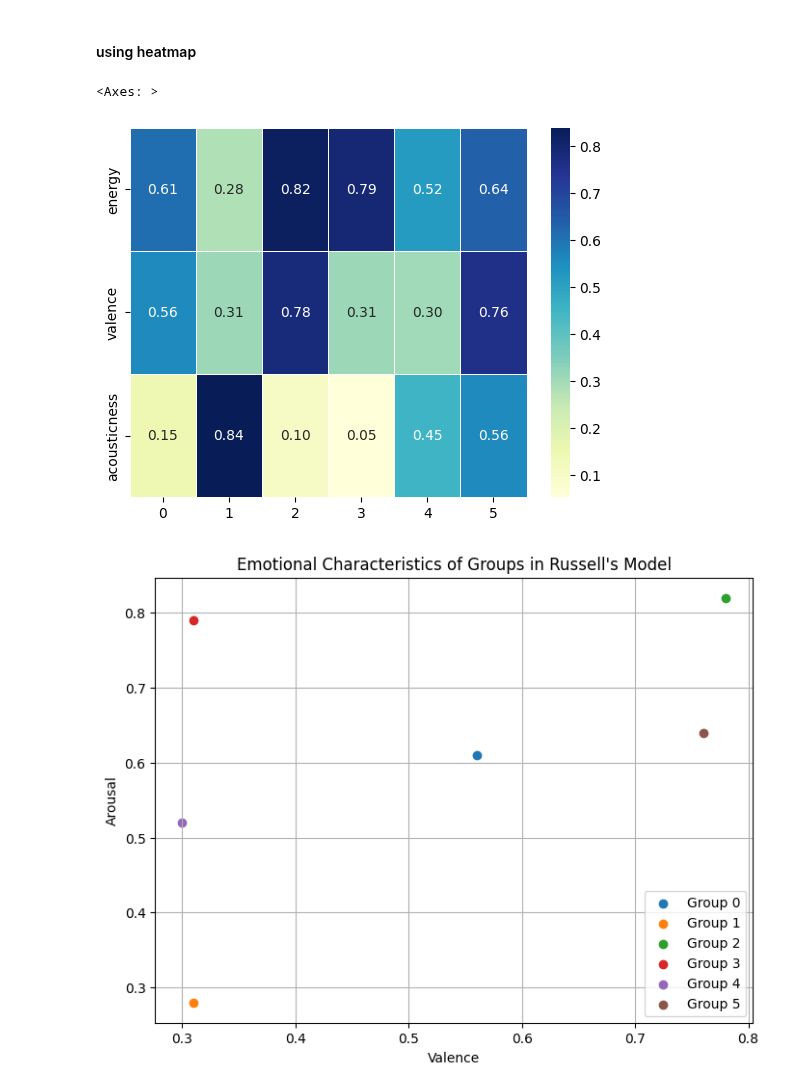
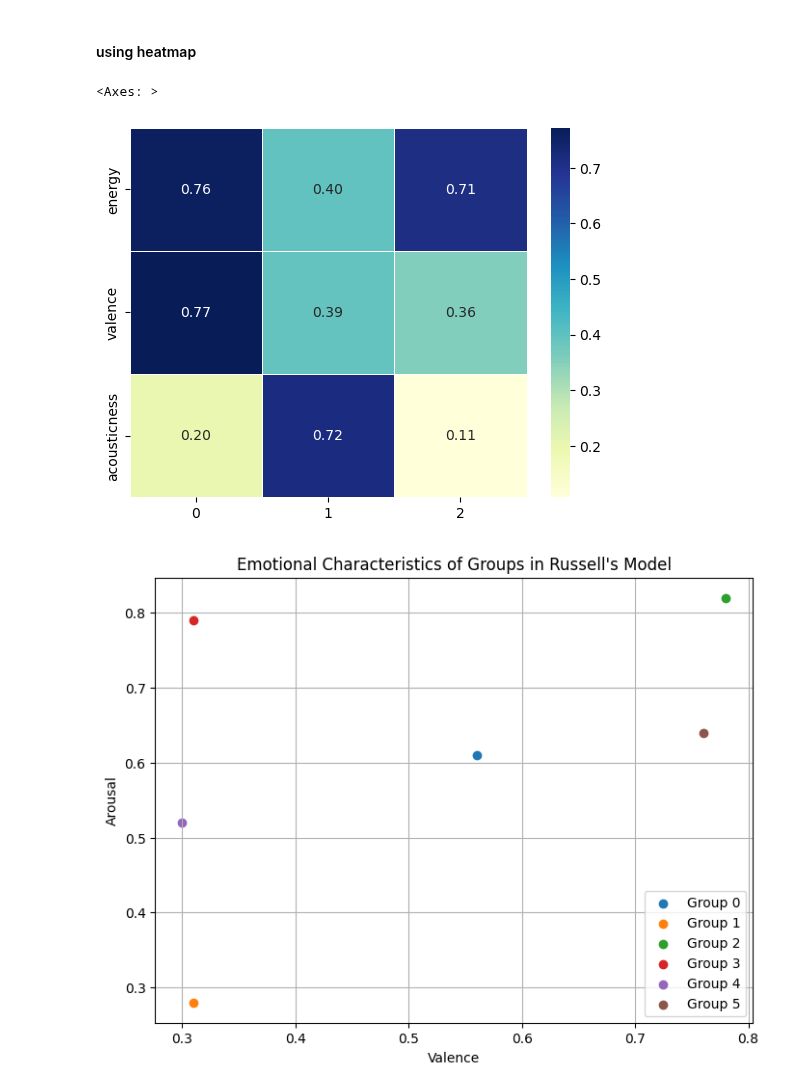
Before and after one commit to fishbrightwise/dap_artificial_dj, a Jupyter notebook: clustering.ipynb, the cells around one changed output. Drawn from its saved outputs; the diff is of its cells as text; code cells hidden in the pictures.

```diff
--- a/clustering.ipynb
+++ b/clustering.ipynb
@@ -146,0 +140,4 @@ plt.show()
+# %%
+model = KMeans(n_clusters = 3, max_iter=300, tol=0.0001, n_init=20, random_state=999)
+model.fit(X)
+model.cluster_centers_
@@ -271,11 +272,11 @@ sns.jointplot(x='valence', y='energy', z='acousticness', data=df, kind="kde",hei
 sns.heatmap(df.T,  linewidths=.5, cmap="YlGnBu")
 # .T means transpose -> row will become column and column will become row
 # %%
-clust_means_df = pd.DataFrame(kmeans.cluster_centers_, columns=['energy', 'valence', 'acousticness'])
+clust_means_df = pd.DataFrame(model.cluster_centers_, columns=['energy', 'valence', 'acousticness'])
 sns.heatmap(clust_means_df.T, linewidths=.5, cmap="YlGnBu", annot=True, fmt=".2f")
 # %% [output]
 <Axes: >
-[figure, old version]
+[figure, new version]
 # %%
 import matplotlib.pyplot as plt
 
```
Also changed, not shown: parts of 5 cells of this notebook, 11 other files.
